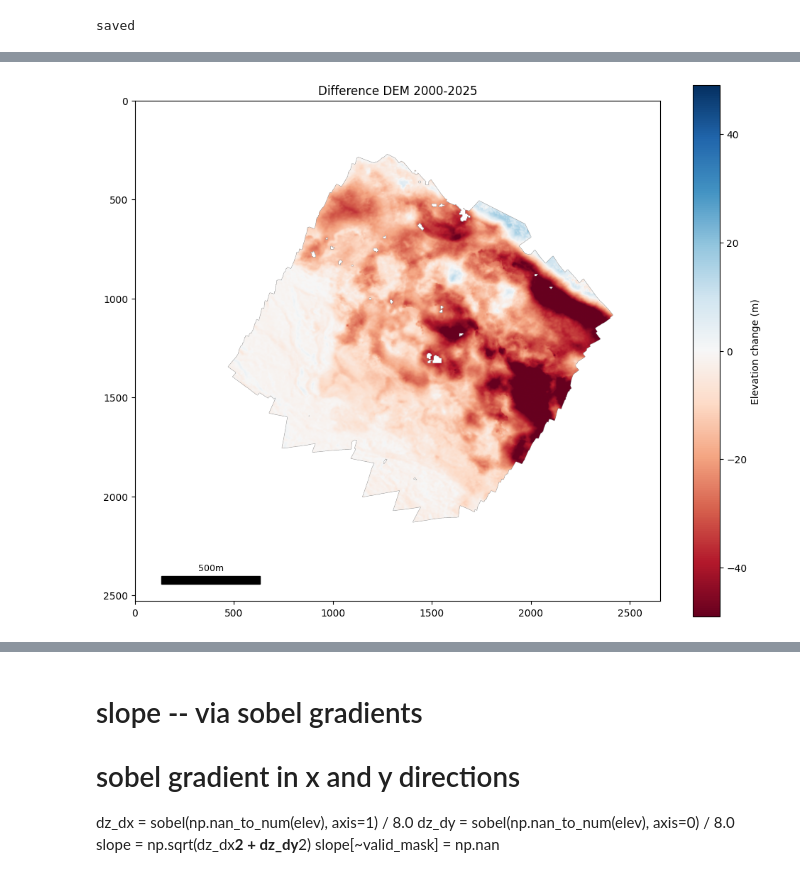
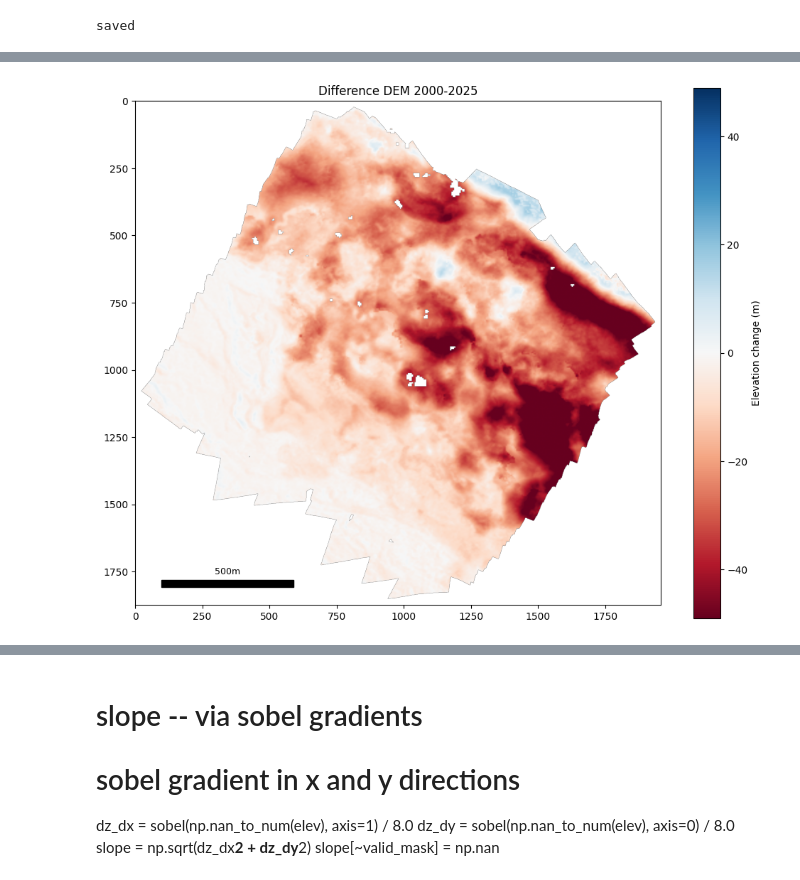
Before and after one commit to waltersn-maine/gdnn, a Jupyter notebook: Graftn/GraFTN_Preconditioning.ipynb, the cells around one changed output, grey strips where cells are left out. Drawn from its saved outputs; the diff is of its cells as text; code cells hidden in the pictures.

```diff
--- a/Graftn/GraFTN_Preconditioning.ipynb
+++ b/Graftn/GraFTN_Preconditioning.ipynb
@@ -38,0 +35,4 @@ valid pixels: 2112178 of 6714620 (31.5%)
+# %%
+# load valid mask
+valid_mask = dem_array != dem_nodata
+print(f"valid pixels: {valid_mask.sum()} of {valid_mask.size} ({100*valid_mask.sum()/valid_mask.size:.1f}%)")
@@ -287,8 +287,9 @@ elev = dem_array.copy().astype(np.float32)
 elev[~valid_mask] = np.nan
 # %%
 # slope -- load from gdal preprocessing
-with rasterio.open('MicaSlope_13Aug25_1m.tif') as src:
+with rasterio.open('data/MicaSlope_13Aug25_mosext.tif') as src:
     slope_array = src.read(1).astype(np.float32)
     slope_nodata = src.nodata
 
 slope_array[~valid_mask] = np.nan
+print(f"Slope range: {np.nanmin(slope_array):.3f} to {np.nanmax(slope_array):.3f}")
@@ -295,6 +298,6 @@ slope_array[~valid_mask] = np.nan
 # %%
 # aspect ---- load from gdal preprocessing
-with rasterio.open('MicaAspect_13Aug25_1m.tif') as src:
+with rasterio.open('data/MicaAspect_13Aug25_mosext.tif') as src:
     aspect_array = src.read(1).astype(np.float32)
     aspect_nodata = src.nodata
 
@@ -305,3 +308,6 @@ aspect_array[~valid_mask] = np.nan
 aspect_rad = np.radians(aspect_array)
 aspect_sin = np.sin(aspect_rad)
 aspect_cos = np.cos(aspect_rad)
+print(f"Aspect range: {np.nanmin(aspect_rad):.1f} to {np.nanmax(aspect_rad):.1f}")
+print(f"Aspect sin range: {np.nanmin(aspect_sin):.3f} to {np.nanmax(aspect_sin):.3f}")
+print(f"Aspect cos range: {np.nanmin(aspect_cos):.3f} to {np.nanmax(aspect_cos):.3f}")
@@ -355,7 +404,7 @@ Log accumulation range: 0.69 to 13.55
 # landscape memory feature
 
 # load clipped diffDEM
-difdem_path = 'CanDiff2000Aug25_Mica13Aug251mClipped.tif'
+difdem_path = 'data/CanDiff20002025_mosext.tif'
 
 with rasterio.open(difdem_path) as src:
     diff_array = src.read(1).astype(np.float32)
@@ -386,13 +439,13 @@ positive pixels (gain): 76683
 # %%
 fig, ax = plt.subplots(figsize=(10, 8))
 diff_display = diff_array.copy()
 vmax = np.nanpercentile(np.abs(diff_display), 95)
 im = ax.imshow(diff_display, cmap='RdBu', vmin=-vmax, vmax=vmax)
 plt.colorbar(im, ax=ax, label='Elevation change (m)')
 ax.set_title('Difference DEM 2000-2025')
-add_scalebar(ax, pixel_size_m=1.0, length_m=500, color='black')
+add_scalebar(ax, pixel_size_m=pixel_size, length_m=500, color='black')
 # plt.savefig('fig_diffTerminus.png')
 plt.tight_layout()
 plt.show()
 # %% [output]
-[figure, old version]
+[figure, new version]
```
Also changed, not shown: parts of 39 cells of this notebook.
